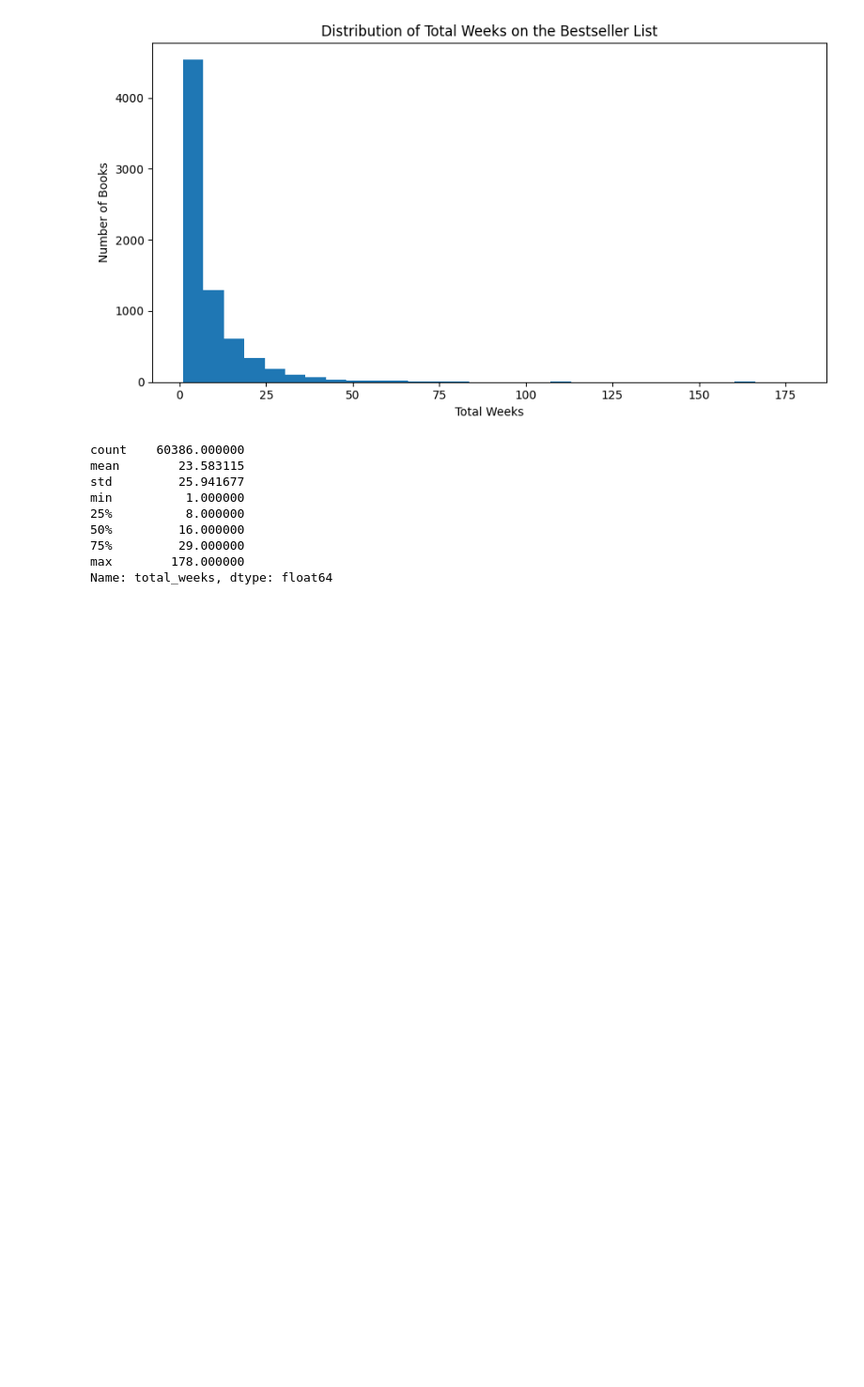
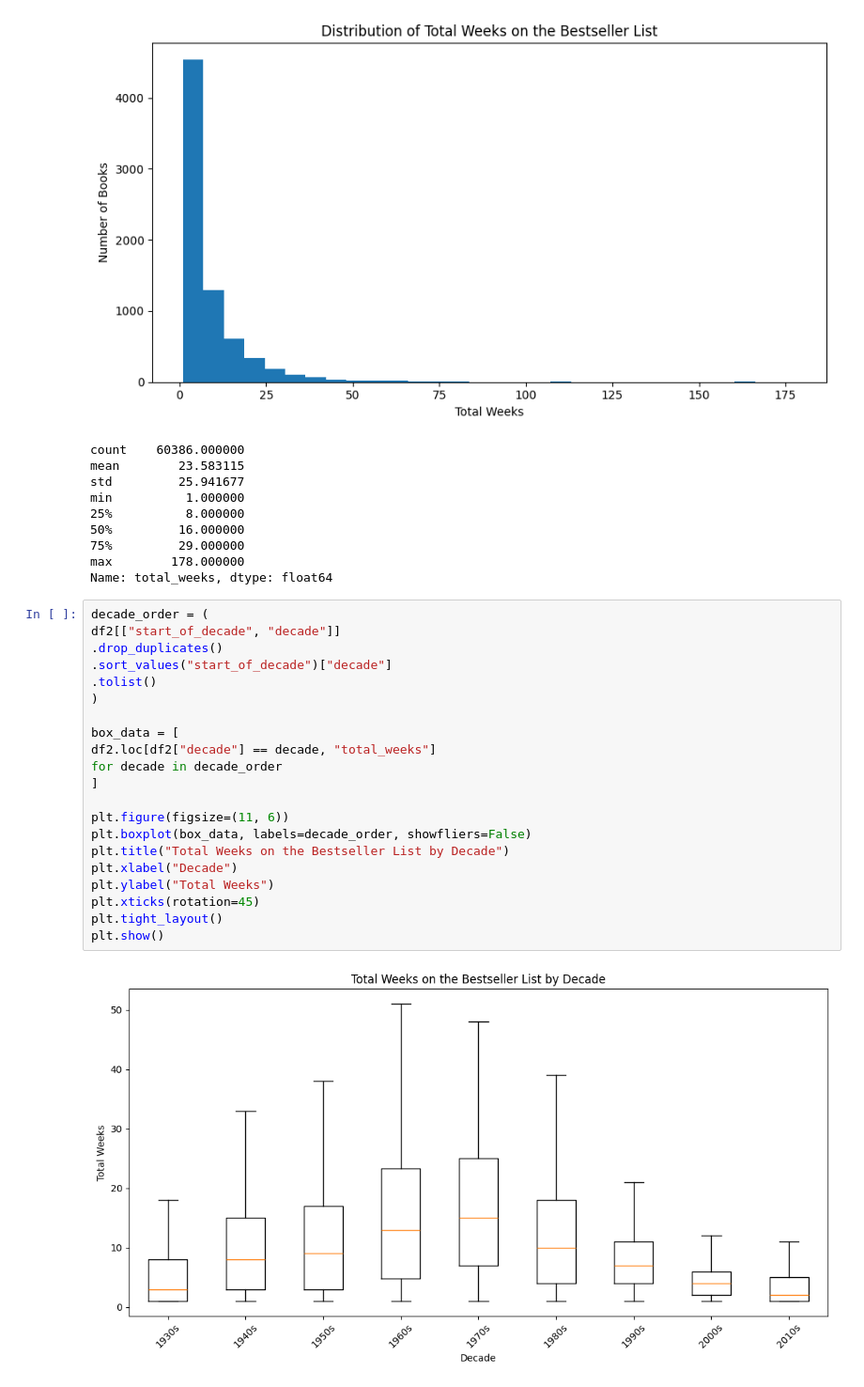
Before and after one commit to ada-xo-xo/dsrp, a Jupyter notebook: DSRP_2026_Adanna_Oji.ipynb, the cells around one changed output. Shown at 94% size. Cells and saved outputs as stored; diff of their text form; blank space fills up the shorter version.

Commit message:
Finished visualizations, starting hypothesis testing

```diff
--- a/DSRP_2026_Adanna_Oji.ipynb
+++ b/DSRP_2026_Adanna_Oji.ipynb
@@ -342,3 +342,26 @@ min          1.000000
 75%         29.000000
 max        178.000000
 Name: total_weeks, dtype: float64
+# %%
+decade_order = (
+df2[["start_of_decade", "decade"]]
+.drop_duplicates()
+.sort_values("start_of_decade")["decade"]
+.tolist()
+)
+
+box_data = [
+df2.loc[df2["decade"] == decade, "total_weeks"]
+for decade in decade_order
+]
+
+plt.figure(figsize=(11, 6))
+plt.boxplot(box_data, labels=decade_order, showfliers=False)
+plt.title("Total Weeks on the Bestseller List by Decade")
+plt.xlabel("Decade")
+plt.ylabel("Total Weeks")
+plt.xticks(rotation=45)
+plt.tight_layout()
+plt.show()
+# %% [output]
+[figure, added]
```
Also changed, not shown: parts of 5 cells of this notebook.
